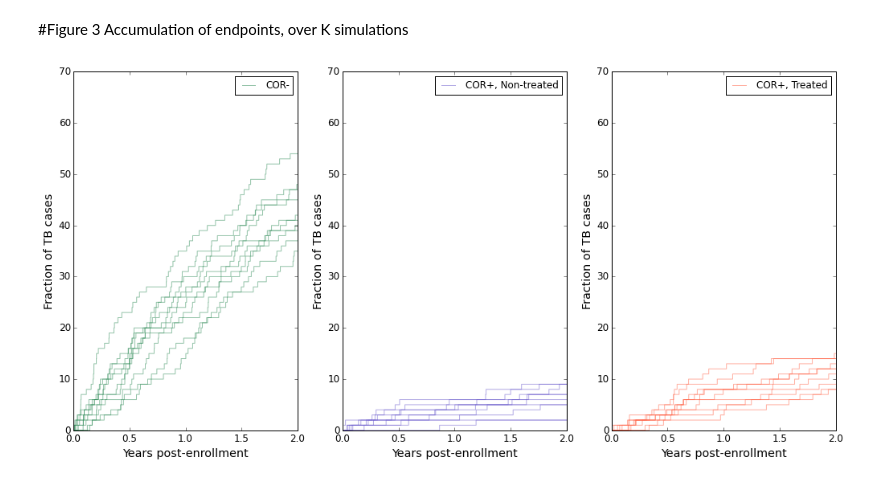
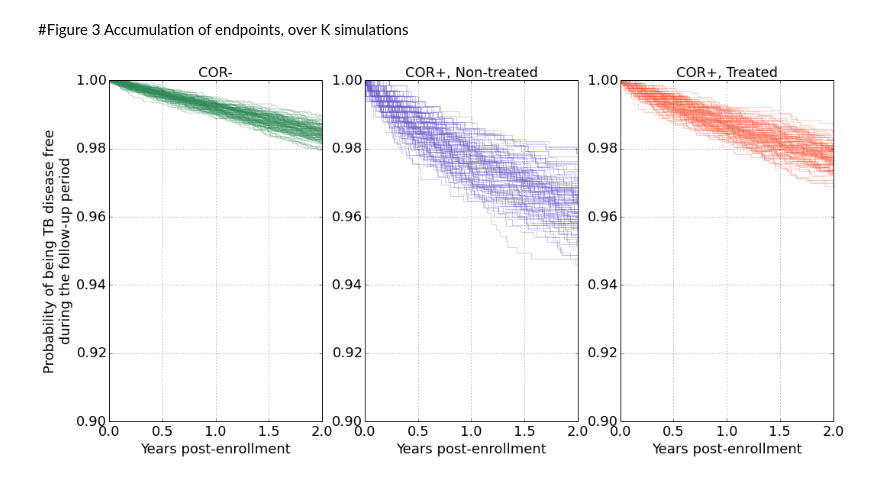
Before and after one commit to agartland/notebooks, a Jupyter notebook: TB_COR_ST.ipynb, the cells around one changed output. Drawn from its saved outputs; the diff is of its cells as text; code cells hidden in the pictures.

Commit message:
Added summary plots of 100 simulations.

```diff
--- a/TB_COR_ST.ipynb
+++ b/TB_COR_ST.ipynb
@@ -424,36 +441,29 @@ Wall time: 3min 24s
 #Figure 3
 Accumulation of endpoints, over K simulations
 # %%
-def plotCumulativeIncidence(df,timeCol,eventCol,**kwargs):
-    t = df[timeCol].values.copy()
-    sorti = argsort(t)
-    t.sort()
-    events = df[eventCol].values[sorti]
-    """I don't have this quite right yet. I think what I want is 1-KM estimator, so maybe I should just use lifelines...."""
-    y = cumsum(events)
-    step(t,y,**kwargs)
-
-subsets = {'COR+, Treated' : (df.COR==1) & (df.follow==1) & (df.treated==1),
-           'COR+, Non-treated' : (df.COR==1) & (df.follow==1) & (df.treated==0),
-           'COR-' : (df.COR==0) & (df.follow==1)}
+subsets = {'COR+, Treated' : (allDf.COR==1) & (allDf.follow==1) & (allDf.treated==1),
+           'COR+, Non-treated' : (allDf.COR==1) & (allDf.follow==1) & (allDf.treated==0),
+           'COR-' : (allDf.COR==0) & (allDf.follow==1)}
 colors = {'COR+, Treated' : 'tomato',
            'COR+, Non-treated' : 'slateblue',
            'COR-' : 'seagreen'}
 
+kmf = KaplanMeierFitter()
+
 figure(figsize=(17,8))
 axi = 1
 for label,ind in subsets.items():
-    subplot(1,3,axi)
-    for simi in range(allDf.simi.max())[:10]:
-        if simi==0:
-            kwargs = dict(label=label,color=colors[label])
-        else:
-            kwargs = dict(color=colors[label])
-        plotCumulativeIncidence(allDf.loc[(allDf.simi==simi) & ind],timeCol='dx2',eventCol='disease2',alpha=0.5,**kwargs)
+    axh = subplot(1,3,axi)
+    for simi in range(allDf.simi.max()):
+        kmf.fit(durations = allDf.dx2[(allDf.simi==simi) & ind], event_observed = allDf.disease2[(allDf.simi==simi) & ind])
+        kmf.plot(ax=axh, ci_show=False, show_censors=False,color = colors[label],alpha=0.3)
+    xlabel('Years post-enrollment')
+    if axi==1:
+        ylabel('Probability of being TB disease free\nduring the follow-up period')
+    title(label)
+    ylim((0.9,1))
+    xlim((0,2))
+    axh.legend_.remove()
     axi += 1
-    xlabel('Years post-enrollment')
-    ylabel('Fraction of TB cases')
-    ylim((0,70))
-    legend(loc = 'best')
 # %% [output]
-[figure, old version]
+[figure, new version]
```
Also changed, not shown: parts of 14 cells of this notebook.
